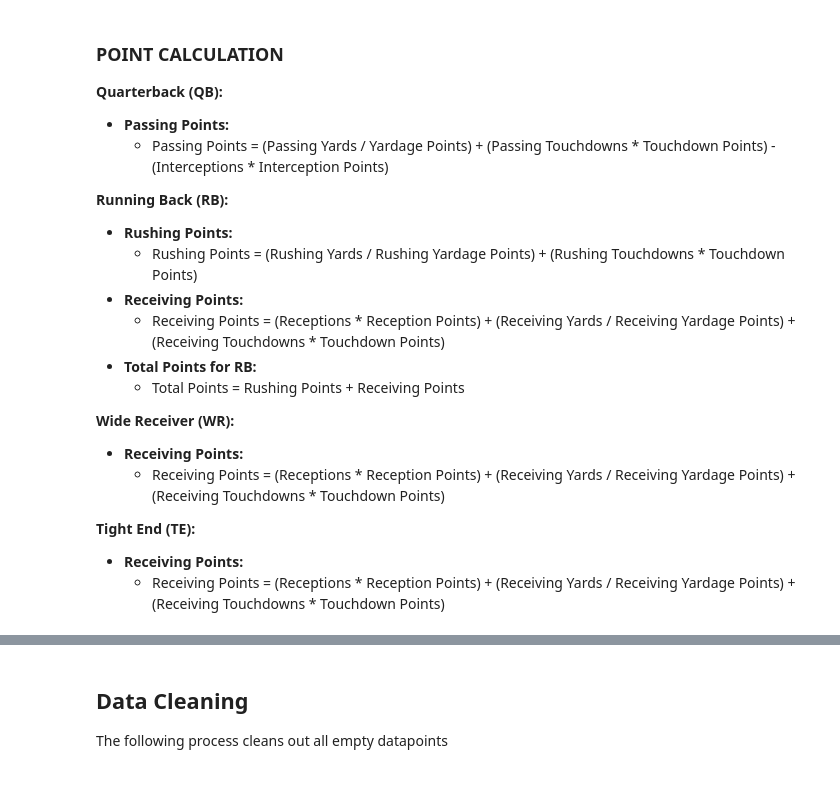
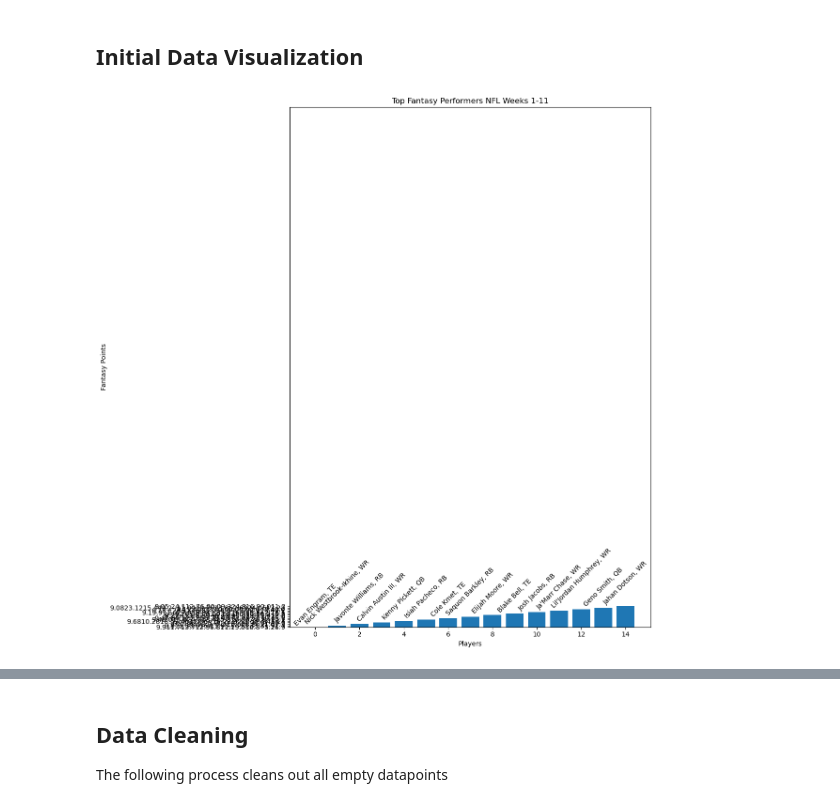
Before and after one commit to markmoujab/final-project-MEMT680, a Jupyter notebook: src/final_project/Finalproj.ipynb, the cells around one changed output, grey strips where cells are left out. Cells and saved outputs as stored; diff of their text form; code cells hidden in the pictures.

Commit message:
Graphs added

```diff
--- a/src/final_project/Finalproj.ipynb
+++ b/src/final_project/Finalproj.ipynb
@@ -34,21 +61,54 @@ import matplotlib.pyplot as plt
-# %% [markdown]
-### POINT CALCULATION
-**Quarterback (QB):**
-- **Passing Points:**
-  - Passing Points = (Passing Yards / Yardage Points) + (Passing Touchdowns * Touchdown Points) - (Interceptions * Interception Points)
-
-**Running Back (RB):**
-- **Rushing Points:**
-  - Rushing Points = (Rushing Yards / Rushing Yardage Points) + (Rushing Touchdowns * Touchdown Points)
-- **Receiving Points:**
-  - Receiving Points = (Receptions * Reception Points) + (Receiving Yards / Receiving Yardage Points) + (Receiving Touchdowns * Touchdown Points)
-- **Total Points for RB:**
-  - Total Points = Rushing Points + Receiving Points
-
-**Wide Receiver (WR):**
-- **Receiving Points:**
-  - Receiving Points = (Receptions * Reception Points) + (Receiving Yards / Receiving Yardage Points) + (Receiving Touchdowns * Touchdown Points)
-
-**Tight End (TE):**
-- **Receiving Points:**
-  - Receiving Points = (Receptions * Reception Points) + (Receiving Yards / Receiving Yardage Points) + (Receiving Touchdowns * Touchdown Points)
+# %% [markdown]
+## Initial Data Visualization
+# %%
+
+# Import necessary libraries
+from IPython.display import IFrame
+import numpy as np
+import matplotlib.pyplot as plt
+from scipy.stats import kde
+import plotly.graph_objects as go
+import plotly.express as px
+import pandas as pd
+import seaborn as sns
+import networkx as nx
+
+# Define the file path
+file_path = r'C:\Users\admin\Desktop\MEMT680\final_project\src\final_project\FantasyFootballWeekly.csv'
+
+# Read the CSV file into a pandas DataFrame
+df = pd.read_csv('FantasyFootballWeekly.csv')
+
+# Group the data by player name and calculate the total fantasy points for each player
+total_points = df.groupby('PLAYER NAME')['TOTAL'].sum().reset_index()
+
+# Sort the players based on total fantasy points in descending order
+total_points = total_points.sort_values(by='TOTAL', ascending=False)
+
+# Select the top 15 performers
+top_performers = total_points.head(15)
+
+# Create a bar chart
+plt.figure(figsize=(12, 12))
+bars = plt.bar(range(len(top_performers['PLAYER NAME'])), top_performers['TOTAL'])
+
+# Add player names and positions as data labels
+for i, bar in enumerate(bars):
+    player_name = top_performers['PLAYER NAME'].iloc[i]
+    player_position = df[df['PLAYER NAME'] == player_name]['PLAYER POSITION'].iloc[0]
+    text_label = f"{player_name}, {player_position}"
+
+    plt.text(bar.get_x() + bar.get_width() / 2, bar.get_height(),
+             text_label,
+             ha='center', va='bottom', rotation=45)
+
+# Customize the plot
+plt.xlabel('Players')
+plt.ylabel('Fantasy Points')
+plt.title('Top Fantasy Performers NFL Weeks 1-11')
+plt.ylim(0, 350)
+plt.tight_layout()
+
+plt.show()
+# %% [output]
+[figure, added]
```
Also changed, not shown: parts of 14 cells of this notebook.
